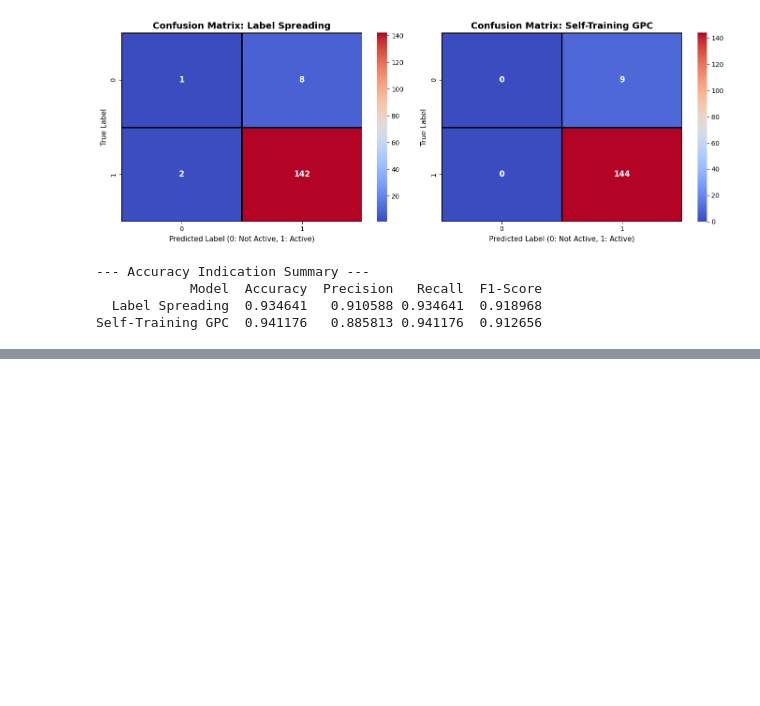
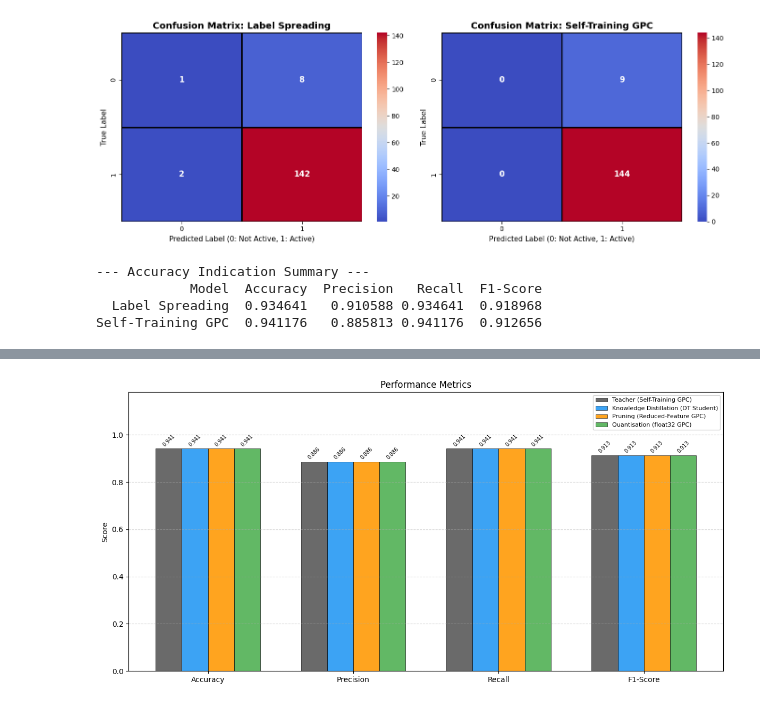
Before and after one commit to aruhoPriscillah/ML_Train, a Jupyter notebook: combined.ipynb, the cells around one changed output, grey strips where cells are left out. Saved outputs shown, nothing was run; the diff lists cells and outputs as text; code cells hidden in the pictures; blank space fills up the shorter version.

Commit message:
Model compression

```diff
--- a/combined.ipynb
+++ b/combined.ipynb
@@ -171,0 +354,20 @@ Self-Training GPC  0.941176   0.885813 0.941176  0.912656
+# %%
+# ── CONSOLIDATED RESULTS TABLE ─────────────────────────────────────────────────
+all_metrics = [teacher_metrics, kd_metrics, pruning_metrics, quant_metrics]
+results_df  = pd.DataFrame(all_metrics)
+
+teacher_size = results_df.loc[0, 'Model Size (KB)']
+results_df['Size Reduction %'] = results_df['Model Size (KB)'].apply(
+    lambda x: round((1 - x / teacher_size) * 100, 1))
+
+print("=" * 85)
+print("MODEL COMPRESSION COMPARISON")
+print("=" * 85)
+print(results_df.to_string(index=False))
+print("=" * 85)
+
+best_idx = results_df.iloc[1:]['F1-Score'].idxmax()
+print(f"\n>>> Best Compressed Model : {results_df.loc[best_idx, 'Model']}")
+print(f"    Accuracy              : {results_df.loc[best_idx, 'Accuracy']}")
+print(f"    F1-Score              : {results_df.loc[best_idx, 'F1-Score']}")
+print(f"    Size Reduction        : {results_df.loc[best_idx, 'Size Reduction %']}%")
@@ -171,0 +389,43 @@ Self-Training GPC  0.941176   0.885813 0.941176  0.912656
+# %%
+# ── VISUALISATION 1a: Performance Metrics ─────────────────────────────────────
+COLORS = {
+    'Teacher (Self-Training GPC)':      '#555555',
+    'Knowledge Distillation (DT Student)': '#2196F3',
+    'Pruning (Reduced-Feature GPC)':    '#FF9800',
+    'Quantisation (float32 GPC)':       '#4CAF50'
+}
+
+models_order = [m['Model'] for m in all_metrics]
+palette = [COLORS[m] for m in models_order]
+
+metric_cols = ['Accuracy', 'Precision', 'Recall', 'F1-Score']
+
+fig, ax = plt.subplots(figsize=(12, 6))
+
+x = np.arange(len(metric_cols))
+width = 0.18
+
+for i, (model, color) in enumerate(zip(models_order, palette)):
+    vals = results_df[results_df['Model'] == model][metric_cols].values.flatten()
+
+    ax.bar(x + i * width - 1.5 * width, vals, width,
+           label=model, color=color, alpha=0.88,
+           edgecolor='black', linewidth=0.5)
+
+    for j, v in enumerate(vals):
+        ax.text(x[j] + i * width - 1.5 * width, v + 0.005,
+                f'{v:.3f}', ha='center', va='bottom',
+                fontsize=7, rotation=45)
+
+ax.set_xticks(x)
+ax.set_xticklabels(metric_cols)
+ax.set_ylim(0, 1.18)
+ax.set_ylabel('Score')
+ax.set_title('Performance Metrics')
+ax.legend(fontsize=8)
+ax.grid(axis='y', linestyle='--', alpha=0.5)
+
+plt.tight_layout()
+plt.show()
+# %% [output]
+[figure, added]
```
Also changed, not shown: parts of 7 cells of this notebook.
